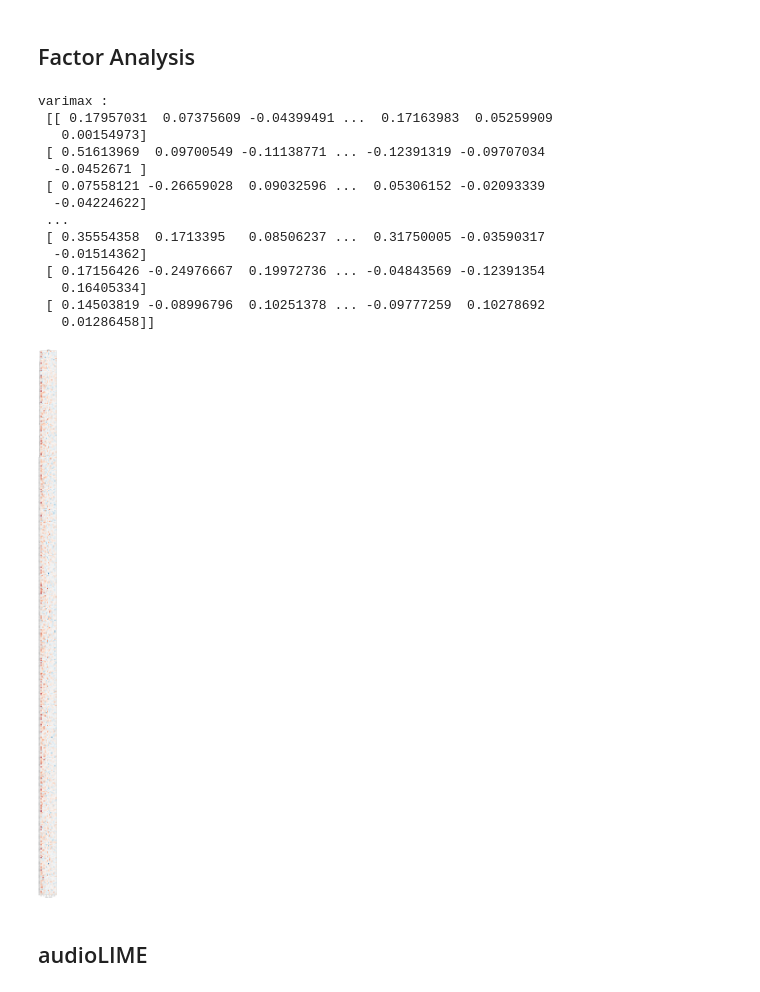
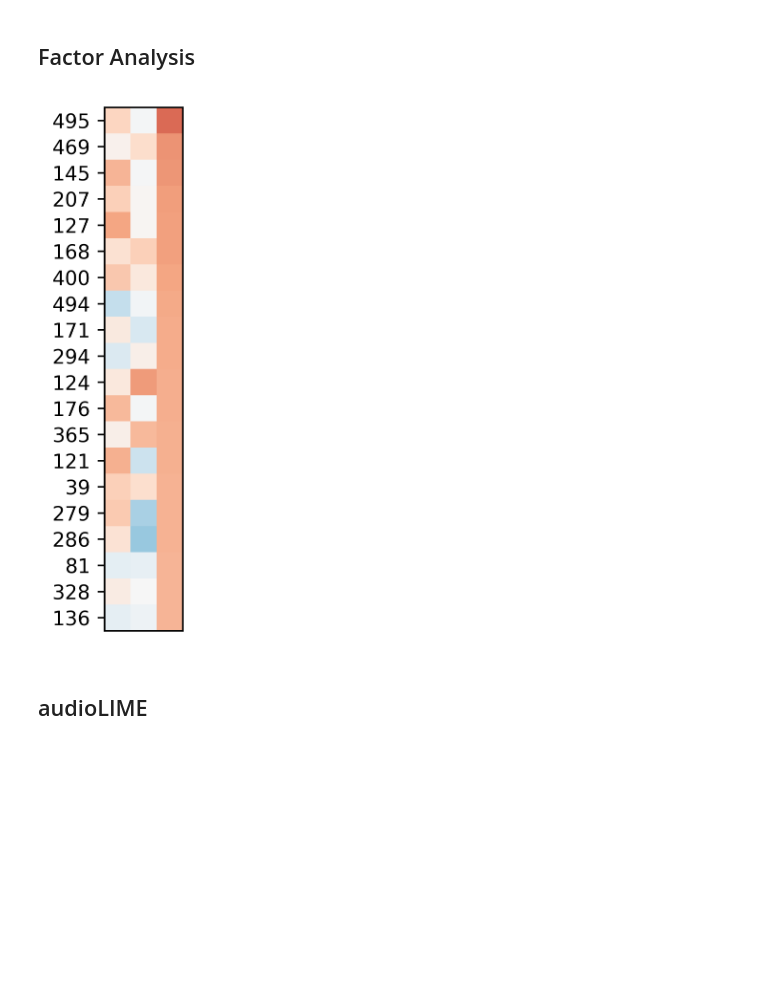
Before and after one commit to Spijkervet/CLMR, a Jupyter notebook: notebooks/audio_analysis.ipynb, the cells around one changed output. Cells and saved outputs as stored; diff of their text form; code cells hidden in the pictures; blank space fills up the shorter version.

```diff
--- a/notebooks/audio_analysis.ipynb
+++ b/notebooks/audio_analysis.ipynb
@@ -180,53 +182,45 @@ plt.tight_layout()
 # %%
 from sklearn.decomposition import FactorAnalysis
 import matplotlib.pyplot as plt
 from sklearn.preprocessing import StandardScaler
 from sklearn.datasets import load_iris
 
-n_comps = 15
+n_comps = 3
+SORT_BY_COMP_N = 2
 
 # #############################################################################
 # Run factor analysis with Varimax rotation
-fig, ax = plt.subplots(figsize=(100,100))
+fig, ax = plt.subplots(dpi=600)
 
 method = "varimax"
 fa = FactorAnalysis(n_components=n_comps, rotation=method).fit(prediction_matrix)
 components = fa.components_.T
-print(method, ":\n", components, end="\n\n")
+# print(method, ":\n", components, end="\n\n")
 
 
 vmax = np.abs(components).max()
 
 comps = {k: v for k, v in zip(feature_names, components)}
-components = {k: v for k, v in comps.items()} # sorted(comps.items(), key=lambda item: item[1][0], reverse=True)}
+# components = {k: v for k, v in comps.items()} # sorted(comps.items(), key=lambda item: item[1][0], reverse=True)}
+components = {k: v for k, v in sorted(comps.items(), key=lambda item: item[1][SORT_BY_COMP_N], reverse=True)}
+
+components = {k: v for idx, (k, v) in enumerate(components.items()) if idx < 20}
 
 ax.imshow(components.values(), cmap="RdBu_r", vmax=vmax, vmin=-vmax)
-ax.set_yticks(list(components.keys()))
+ax.set_yticks(range(len(components)))
 if ax.is_first_col():
-    ax.set_yticklabels(feature_names)
+    ax.set_yticklabels(list(components.keys()))
 else:
     ax.set_yticklabels([])
-ax.set_xlabel("Rotation: " + str(method))
 
-plt.title("Factors")
+# ax.set_xlabel("Rotation: " + str(method))
+
+ax.set_xticks([])
 plt.tight_layout()
+plt.savefig("./media/varimax-magnatagatune-{}.pdf".format(SORT_BY_COMP_N), bbox_inches = 'tight', pad_inches = 0)
 plt.show()
 # %% [output]
-varimax :
- [[ 0.17957031  0.07375609 -0.04399491 ...  0.17163983  0.05259909
-   0.00154973]
- [ 0.51613969  0.09700549 -0.11138771 ... -0.12391319 -0.09707034
-  -0.0452671 ]
- [ 0.07558121 -0.26659028  0.09032596 ...  0.05306152 -0.02093339
-  -0.04224622]
- ...
- [ 0.35554358  0.1713395   0.08506237 ...  0.31750005 -0.03590317
-  -0.01514362]
- [ 0.17156426 -0.24976667  0.19972736 ... -0.04843569 -0.12391354
-   0.16405334]
- [ 0.14503819 -0.08996796  0.10251378 ... -0.09777259  0.10278692
-   0.01286458]]
-[figure, old version]
+[figure, new version]
 # %% [markdown]
 ## audioLIME
 # %%
```
Also changed, not shown: parts of 2 cells of this notebook.
